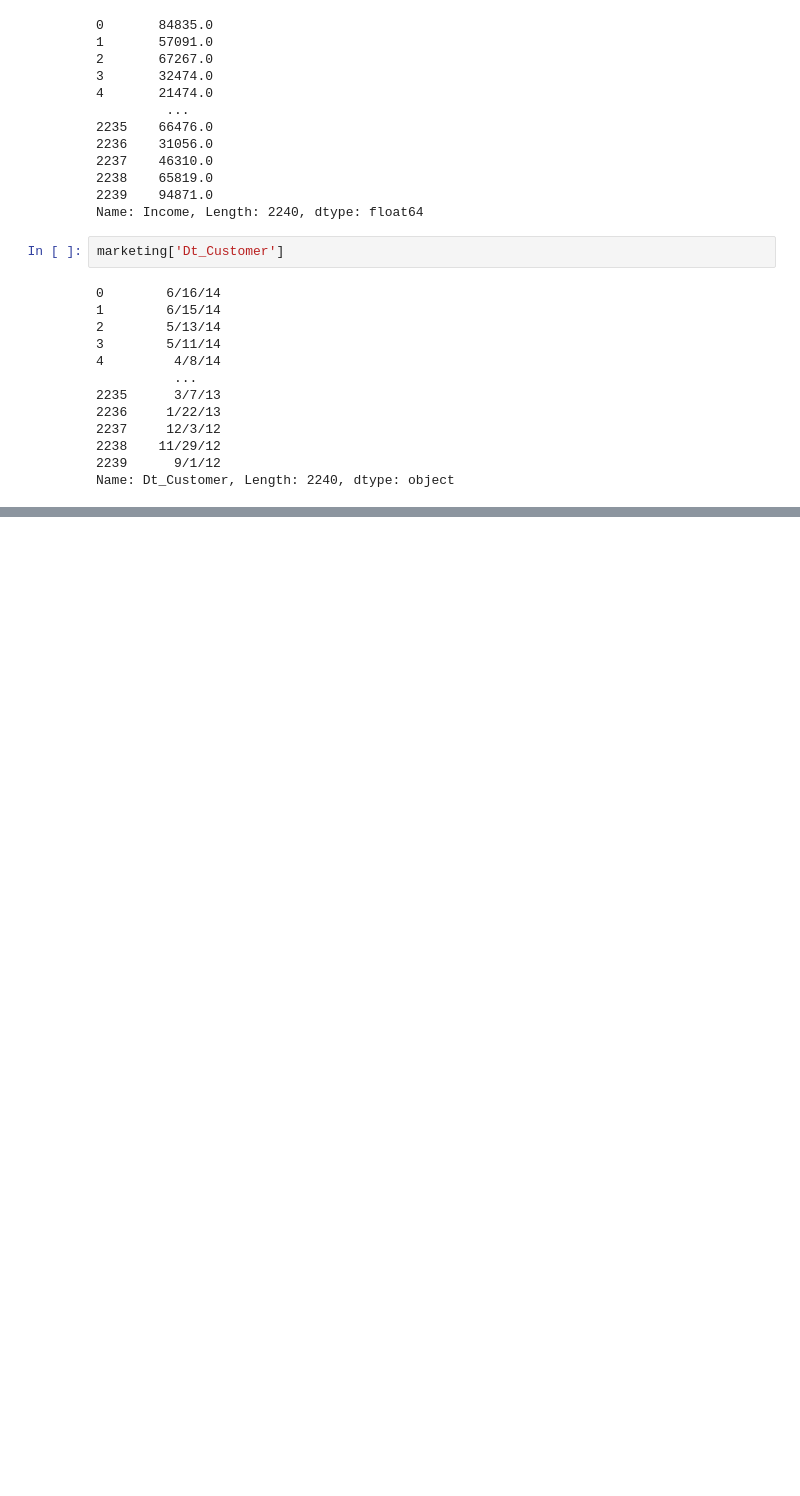
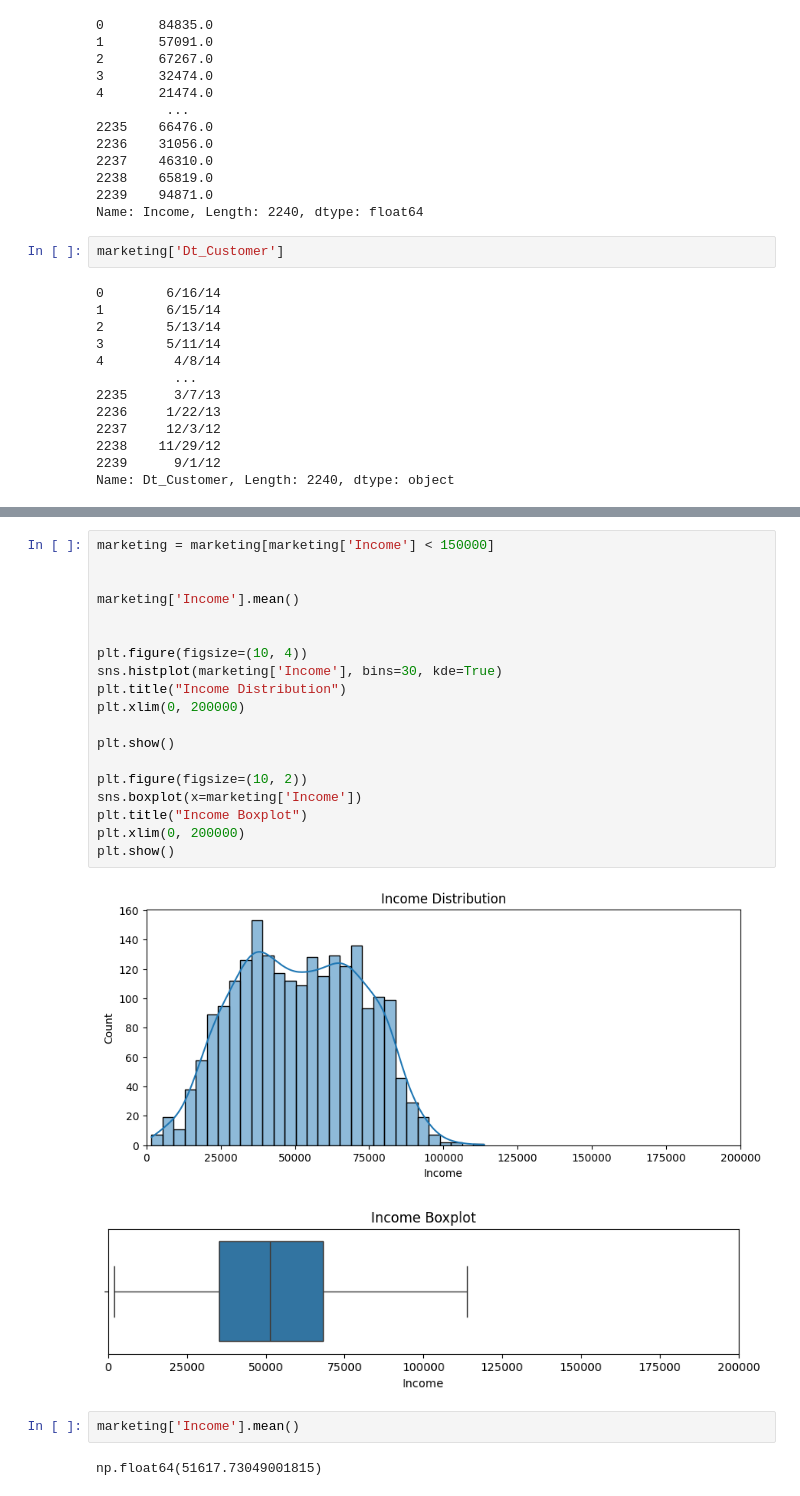
Before and after one commit to NKHUBALALE/Marketing-dataset, a Jupyter notebook: marketing.ipynb, the cells around one changed output, grey strips where cells are left out. Cells and saved outputs as stored; diff of their text form; blank space fills up the shorter version.

```diff
--- a/marketing.ipynb
+++ b/marketing.ipynb
@@ -130,0 +319,26 @@ Name: Dt_Customer, Length: 2240, dtype: object
+# %%
+marketing = marketing[marketing['Income'] < 150000]
+
+
+marketing['Income'].mean()
+
+
+plt.figure(figsize=(10, 4))
+sns.histplot(marketing['Income'], bins=30, kde=True)
+plt.title("Income Distribution")
+plt.xlim(0, 200000)
+
+plt.show()
+
+plt.figure(figsize=(10, 2))
+sns.boxplot(x=marketing['Income'])
+plt.title("Income Boxplot")
+plt.xlim(0, 200000)
+plt.show()
+# %% [output]
+[figure, added]
+[figure, added]
+# %%
+marketing['Income'].mean()
+# %% [output]
+np.float64(51617.73049001815)
```
Also changed, not shown: parts of 18 cells of this notebook.
